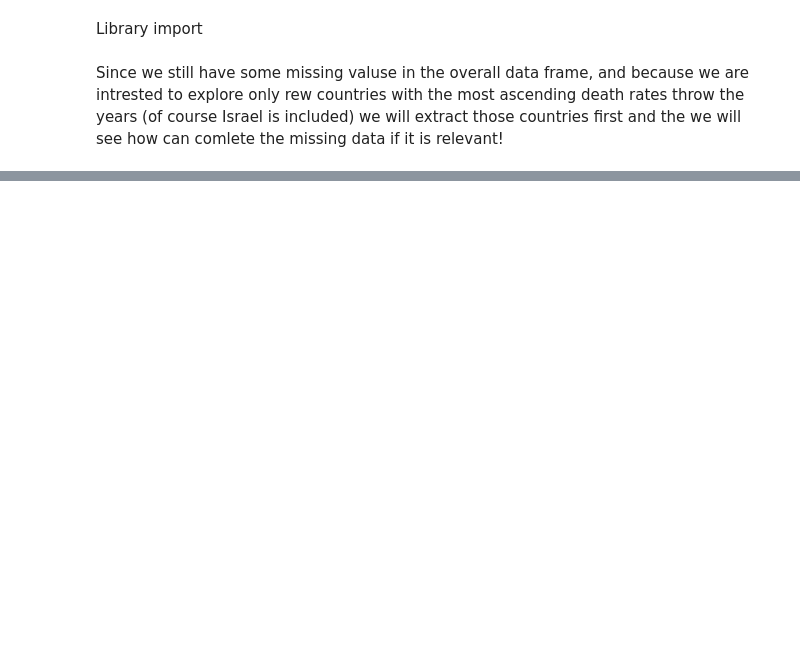
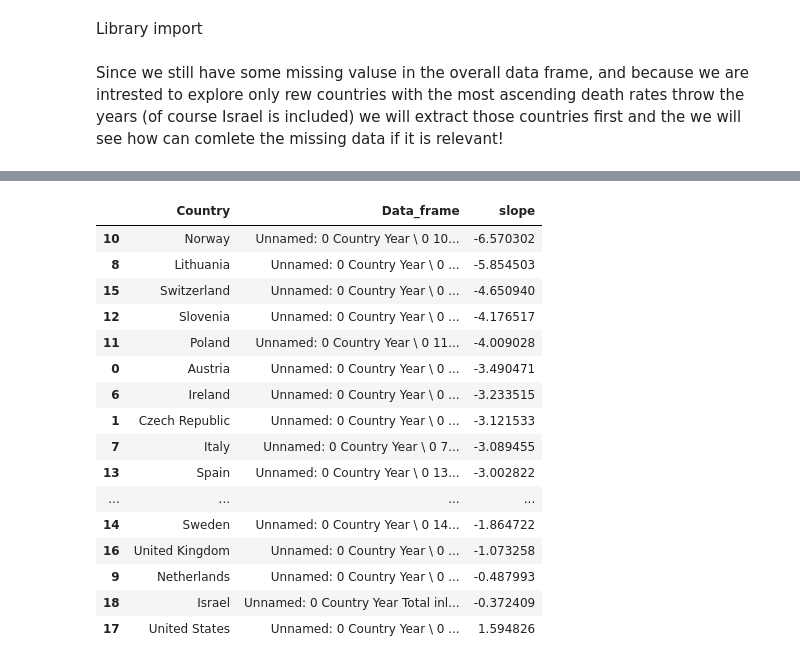
Before and after one commit to zeevSozin/data-science-project, a Jupyter notebook: EDA.ipynb, the cells around one changed output, grey strips where cells are left out. Saved outputs shown, nothing was run; the diff lists cells and outputs as text; code cells hidden in the pictures; blank space fills up the shorter version.

```diff
--- a/EDA.ipynb
+++ b/EDA.ipynb
@@ -28,0 +103,20 @@ tempDf
+# %%
+CountryVS_Dfs
+# %% [output]
+|  | Country | Data_frame | slope |
+| 10 | Norway | Unnamed: 0 Country Year \ 0 10... | -6.570302 |
+| 8 | Lithuania | Unnamed: 0 Country Year \ 0 ... | -5.854503 |
+| 15 | Switzerland | Unnamed: 0 Country Year \ 0 ... | -4.650940 |
+| 12 | Slovenia | Unnamed: 0 Country Year \ 0 ... | -4.176517 |
+| 11 | Poland | Unnamed: 0 Country Year \ 0 11... | -4.009028 |
+| 0 | Austria | Unnamed: 0 Country Year \ 0 ... | -3.490471 |
+| 6 | Ireland | Unnamed: 0 Country Year \ 0 ... | -3.233515 |
+| 1 | Czech Republic | Unnamed: 0 Country Year \ 0 ... | -3.121533 |
+| 7 | Italy | Unnamed: 0 Country Year \ 0 7... | -3.089455 |
+| 13 | Spain | Unnamed: 0 Country Year \ 0 13... | -3.002822 |
+| ... | ... | ... | ... |
+| 14 | Sweden | Unnamed: 0 Country Year \ 0 14... | -1.864722 |
+| 16 | United Kingdom | Unnamed: 0 Country Year \ 0 ... | -1.073258 |
+| 9 | Netherlands | Unnamed: 0 Country Year \ 0 ... | -0.487993 |
+| 18 | Israel | Unnamed: 0 Country Year Total inl... | -0.372409 |
+| 17 | United States | Unnamed: 0 Country Year \ 0 ... | 1.594826 |
```
Also changed, not shown: parts of 19 cells of this notebook, 1 other file.
